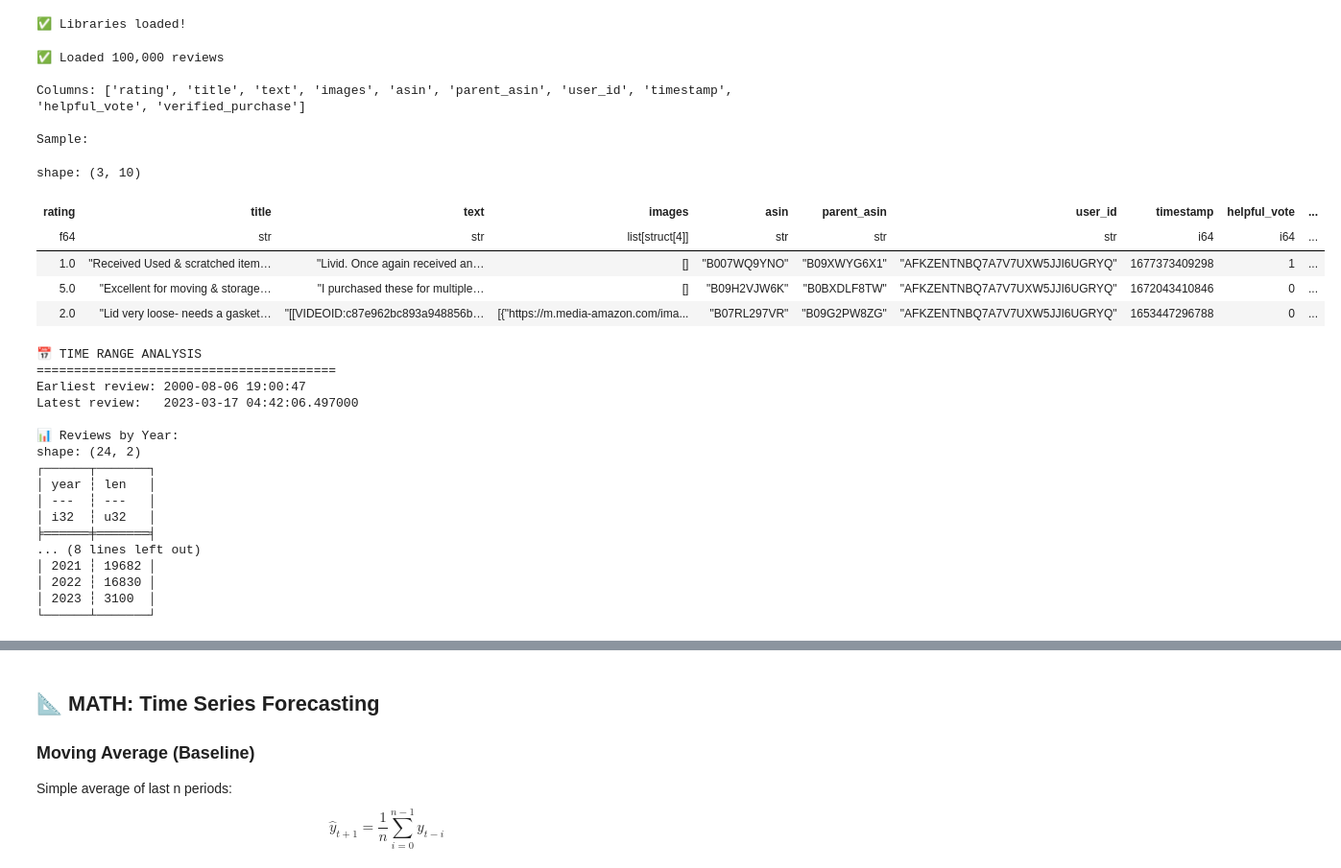
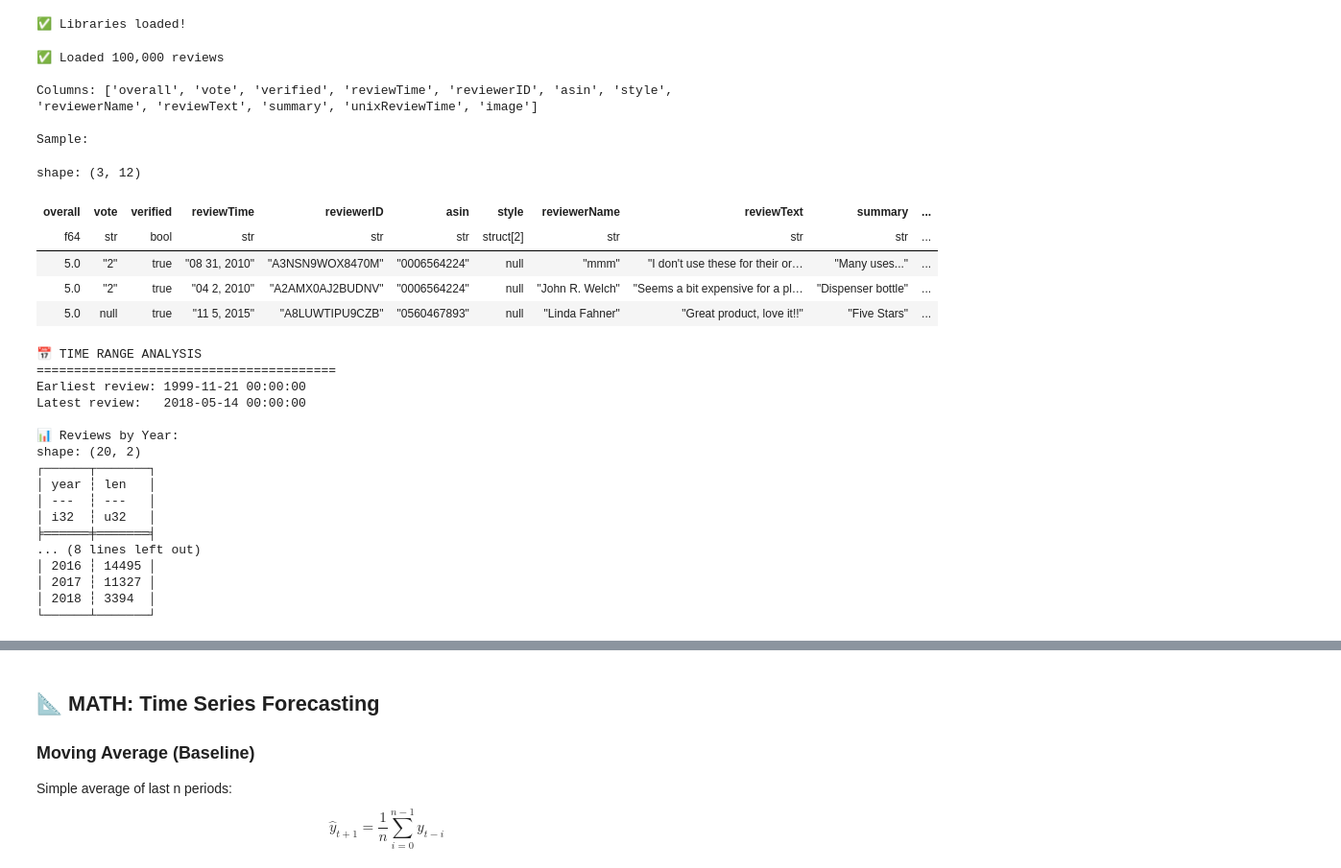
Before and after one commit to Mounika-Bolla/ecommerce-ml, a Jupyter notebook: backend/ml/notebooks/demand_forecasting.ipynb, the cells around one changed output, grey strips where cells are left out. Shown at 96% size. Saved outputs shown, nothing was run; the diff lists cells and outputs as text; code cells hidden in the pictures.

```diff
--- a/backend/ml/notebooks/demand_forecasting.ipynb
+++ b/backend/ml/notebooks/demand_forecasting.ipynb
@@ -49,39 +49,64 @@ print("✅ Libraries loaded!")
 # %%
 # =============================================================================
 # 2. LOAD DATA
 # =============================================================================
 
 SAMPLE_SIZE = 100000
 
 # Load reviews
-reviews_path = "../dataset/Home_and_Kitchen.jsonl"
-reviews = pl.read_ndjson(reviews_path, n_rows=SAMPLE_SIZE)
-print(f"✅ Loaded {len(reviews):,} reviews")
+reviews_path = "../dataset/Home_and_Kitchen.json"
+reviews_raw = pl.read_ndjson(reviews_path, n_rows=SAMPLE_SIZE)
+print(f"✅ Loaded {len(reviews_raw):,} reviews")
+print(f"   Columns: {reviews_raw.columns}")
 
-# Check columns
-print(f"\nColumns: {reviews.columns}")
+# Rename columns to match expected names
+# The dataset uses: reviewerID, overall, asin, unixReviewTime
+# We need: user_id, rating, parent_asin, timestamp
+reviews = reviews_raw.rename({
+    'reviewerID': 'user_id',
+    'overall': 'rating',
+    'asin': 'parent_asin',
+    'unixReviewTime': 'timestamp'  # Unix timestamp in seconds
+}).with_columns([
+    pl.col('parent_asin').alias('asin')  # Keep asin as well
+])
+
+print(f"\n✅ Columns renamed:")
+print(f"   {reviews.columns[:5]}...")
 print(f"\nSample:")
 reviews.head(3)
 # %% [output]
 ✅ Loaded 100,000 reviews
 
-Columns: ['rating', 'title', 'text', 'images', 'asin', 'parent_asin', 'user_id', 'timestamp', 'helpful_vote', 'verified_purchase']
+Columns: ['overall', 'vote', 'verified', 'reviewTime', 'reviewerID', 'asin', 'style', 'reviewerName', 'reviewText', 'summary', 'unixReviewTime', 'image']
 
 Sample:
-shape: (3, 10)
+shape: (3, 12)
-| rating | title | text | images | asin | parent_asin | user_id | timestamp | helpful_vote | ... |
-| f64 | str | str | list[struct[4]] | str | str | str | i64 | i64 | ... |
-| 1.0 | "Received Used & scratched item… | "Livid. Once again received an… | [] | "B007WQ9YNO" | "B09XWYG6X1" | "AFKZENTNBQ7A7V7UXW5JJI6UGRYQ" | 1677373409298 | 1 | ... |
-| 5.0 | "Excellent for moving & storage… | "I purchased these for multiple… | [] | "B09H2VJW6K" | "B0BXDLF8TW" | "AFKZENTNBQ7A7V7UXW5JJI6UGRYQ" | 1672043410846 | 0 | ... |
-| 2.0 | "Lid very loose- needs a gasket… | "[[VIDEOID:c87e962bc893a948856b… | [{"https://m.media-amazon.com/ima... | "B07RL297VR" | "B09G2PW8ZG" | "AFKZENTNBQ7A7V7UXW5JJI6UGRYQ" | 1653447296788 | 0 | ... |
+| overall | vote | verified | reviewTime | reviewerID | asin | style | reviewerName | reviewText | summary | ... |
+| f64 | str | bool | str | str | str | struct[2] | str | str | str | ... |
+| 5.0 | "2" | true | "08 31, 2010" | "A3NSN9WOX8470M" | "0006564224" | null | "mmm" | "I don't use these for their or… | "Many uses..." | ... |
+| 5.0 | "2" | true | "04 2, 2010" | "A2AMX0AJ2BUDNV" | "0006564224" | null | "John R. Welch" | "Seems a bit expensive for a pl… | "Dispenser bottle" | ... |
+| 5.0 | null | true | "11 5, 2015" | "A8LUWTIPU9CZB" | "0560467893" | null | "Linda Fahner" | "Great product, love it!!" | "Five Stars" | ... |
 # %%
 # =============================================================================
 # 3. DATA EXPLORATION - TIME RANGE
 # =============================================================================
 
+# Make sure columns are renamed (in case Cell 2 wasn't run)
+if 'timestamp' not in reviews.columns and 'unixReviewTime' in reviews.columns:
+    reviews = reviews.rename({
+        'reviewerID': 'user_id',
+        'overall': 'rating',
+        'asin': 'parent_asin',
+        'unixReviewTime': 'timestamp'
+    }).with_columns([
+        pl.col('parent_asin').alias('asin')
+    ])
+
 # Convert timestamp to datetime
+# Note: unixReviewTime is in SECONDS, not milliseconds
 reviews = reviews.with_columns([
-    pl.from_epoch(pl.col('timestamp'), time_unit='ms').alias('date')
+    pl.from_epoch(pl.col('timestamp'), time_unit='s').alias('date')
 ])
 
 # Extract date components
@@ -104,20 +129,20 @@ print(yearly)
 # %% [output]
 📅 TIME RANGE ANALYSIS
 ========================================
-Earliest review: 2000-08-06 19:00:47
-Latest review:   2023-03-17 04:42:06.497000
+Earliest review: 1999-11-21 00:00:00
+Latest review:   2018-05-14 00:00:00
 
 📊 Reviews by Year:
-shape: (24, 2)
+shape: (20, 2)
 ┌──────┬───────┐
 │ year ┆ len   │
 │ ---  ┆ ---   │
 │ i32  ┆ u32   │
 ╞══════╪═══════╡
 ... (8 lines left out)
-│ 2021 ┆ 19682 │
-│ 2022 ┆ 16830 │
-│ 2023 ┆ 3100  │
+│ 2016 ┆ 14495 │
+│ 2017 ┆ 11327 │
+│ 2018 ┆ 3394  │
 └──────┴───────┘
 # %%
 # =============================================================================
```
Also changed, not shown: parts of 11 cells of this notebook, 33 other files.
